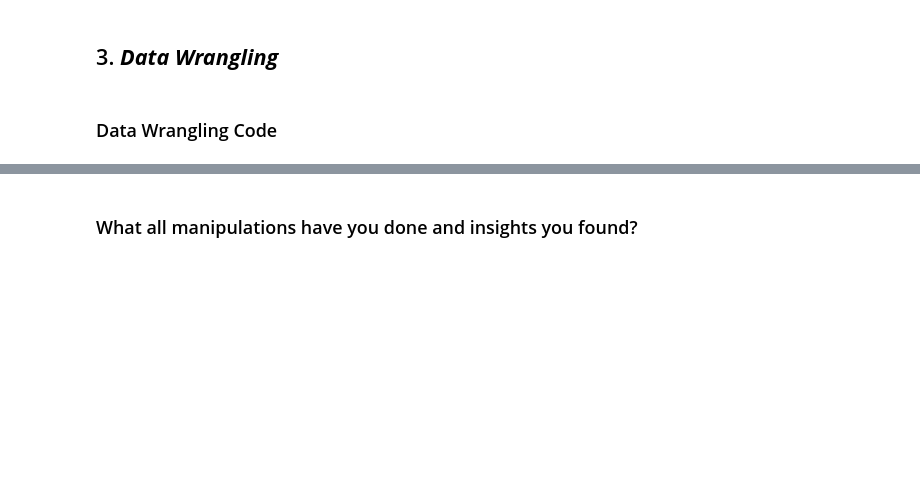
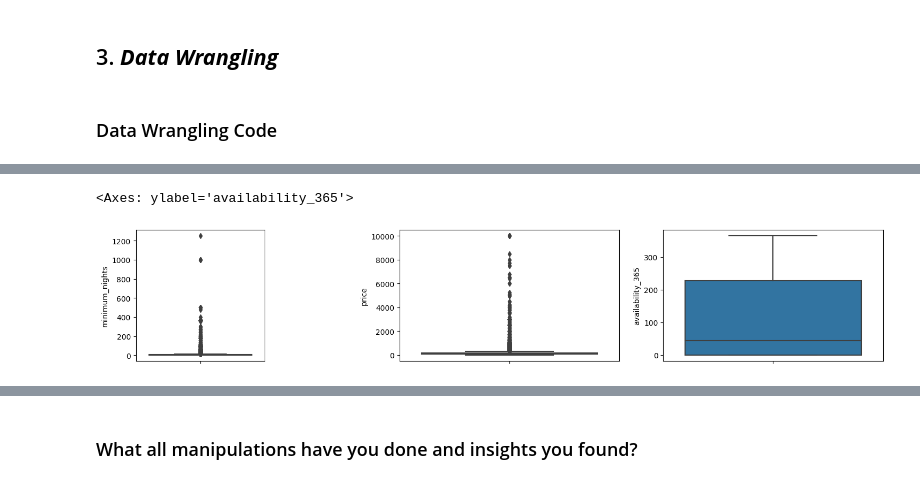
Before and after one commit to david-paul-m/Python-EDA, a Jupyter notebook: David_PY_EDA_AirBnb_Bookings_Analysis.ipynb, the cells around one changed output, grey strips where cells are left out. Saved outputs shown, nothing was run; the diff lists cells and outputs as text; code cells hidden in the pictures; blank space fills up the shorter version.

```diff
--- a/David_PY_EDA_AirBnb_Bookings_Analysis.ipynb
+++ b/David_PY_EDA_AirBnb_Bookings_Analysis.ipynb
@@ -196,3 +256,7 @@ Answer Here
 ### Data Wrangling Code
 # %%
 # Write your code to make your dataset analysis ready.
+# %%
+#Removing columns host_id and last_review as they are not necessary for the analysis and saving it as a new dataframe:
+df1 = airbnb_df.drop(['host_id','last_review'],axis=1)
+df1.head(3)
@@ -198,0 +280,12 @@ Answer Here
+# %%
+#Checking for outliers:
+plt.figure(figsize = (18,7))
+plt.subplot(2,5,1)
+sns.boxplot(y = df1['minimum_nights'])
+plt.subplot(2,3,2)
+sns.boxplot(y = df1['price'])
+plt.subplot(2,3,3)
+sns.boxplot(y = df1['availability_365'])
+# %% [output]
+<Axes: ylabel='availability_365'>
+[figure, added]
```
Also changed, not shown: parts of 20 cells of this notebook.
